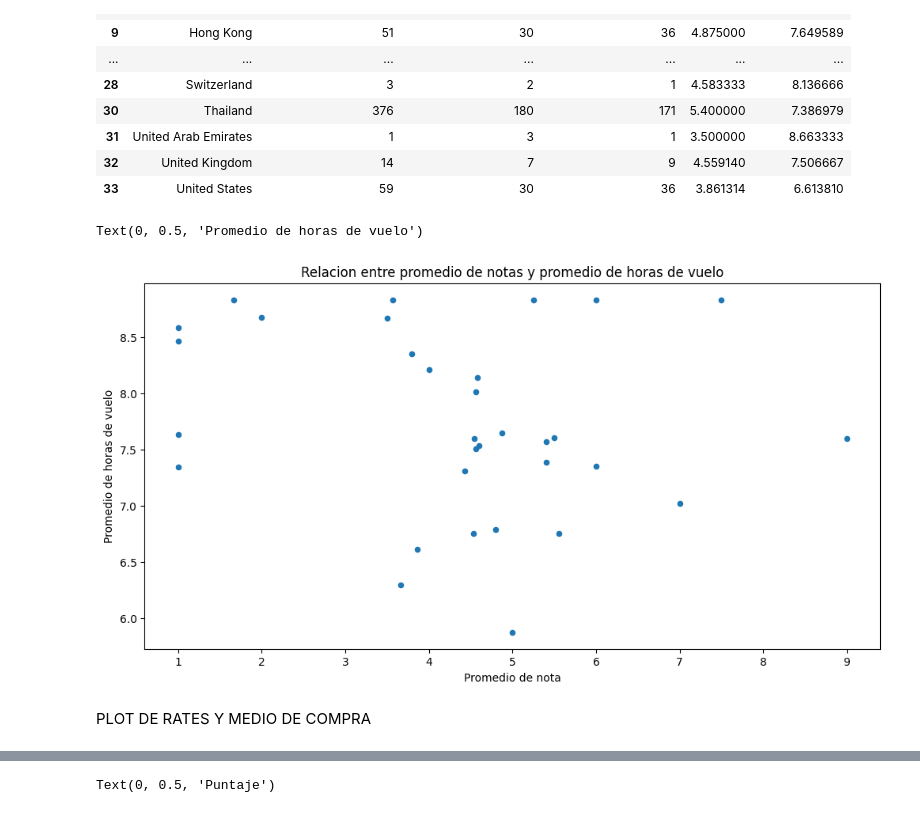
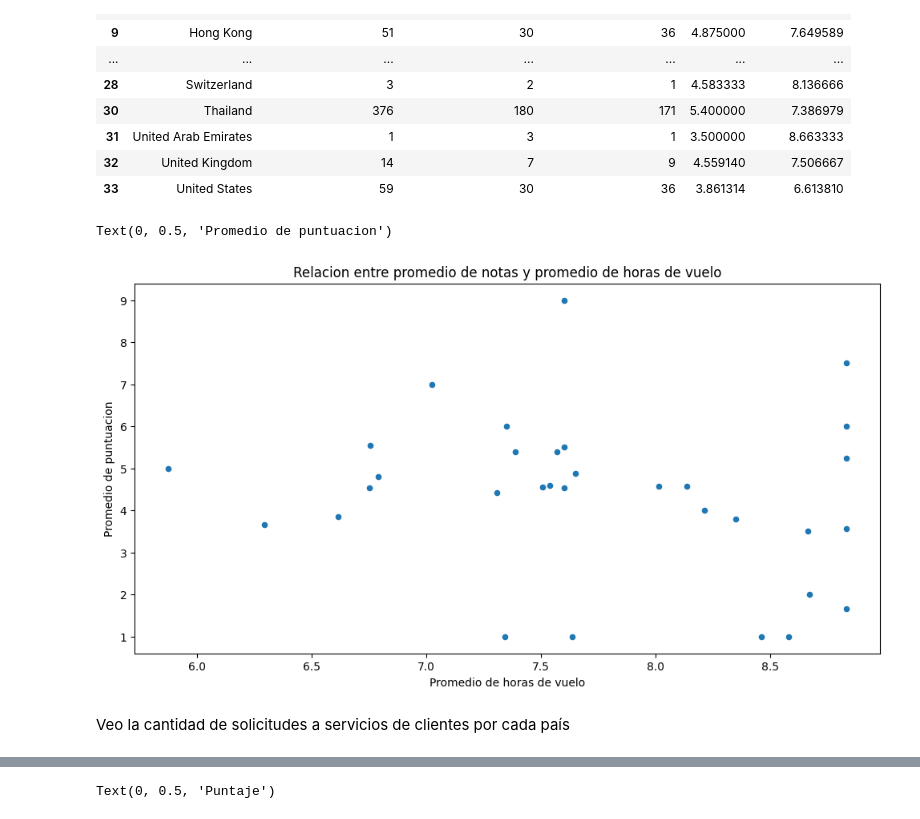
Before and after one commit to agalarza768/TP1-Orga_de_datos, a Jupyter notebook: TP_Orga.ipynb, the cells around one changed output, grey strips where cells are left out. Drawn from its saved outputs; the diff is of its cells as text; code cells hidden in the pictures.

```diff
--- a/TP_Orga.ipynb
+++ b/TP_Orga.ipynb
@@ -509,13 +499,13 @@ most_reviews_flight_dur
 | 32 | United Kingdom | 14 | 7 | 9 | 4.559140 | 7.506667 |
 | 33 | United States | 59 | 30 | 36 | 3.861314 | 6.613810 |
 # %%
-most_reviews_flight_dur.plot.scatter('rates','flight_duration', title='Relacion entre promedio de notas y promedio de horas de vuelo', figsize=(12,6))
+most_reviews_flight_dur.plot.scatter('flight_duration', 'rates', title='Relacion entre promedio de notas y promedio de horas de vuelo', figsize=(12,6))
 ax=plt.gca()
-ax.set_xlabel('Promedio de nota')
-ax.set_ylabel('Promedio de horas de vuelo')
+ax.set_xlabel('Promedio de horas de vuelo')
+ax.set_ylabel('Promedio de puntuacion')
 # %% [output]
-Text(0, 0.5, 'Promedio de horas de vuelo')
+Text(0, 0.5, 'Promedio de puntuacion')
-[figure, old version]
+[figure, new version]
-# %% [markdown]
-PLOT DE RATES Y MEDIO DE COMPRA
+# %% [markdown]
+Veo la cantidad de solicitudes a servicios de clientes por cada país
 # %%
```
Also changed, not shown: parts of 25 cells of this notebook.
